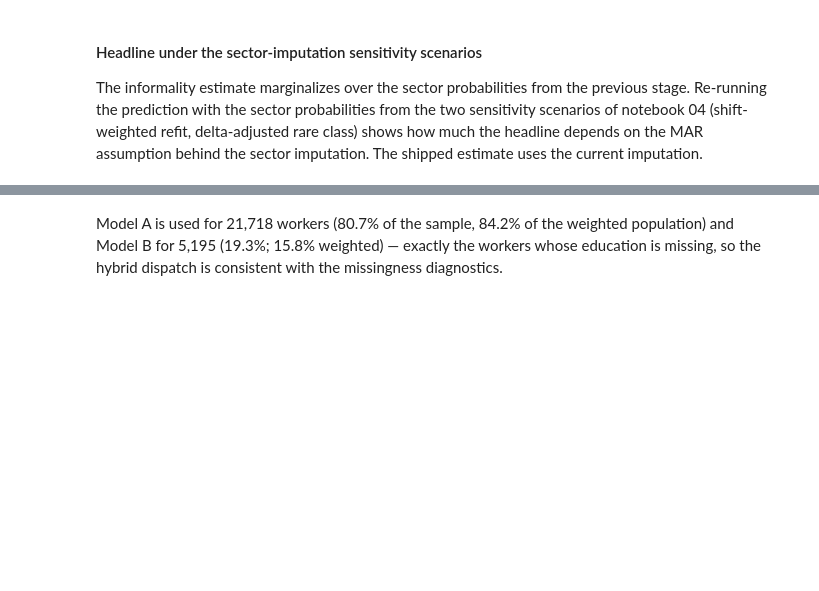
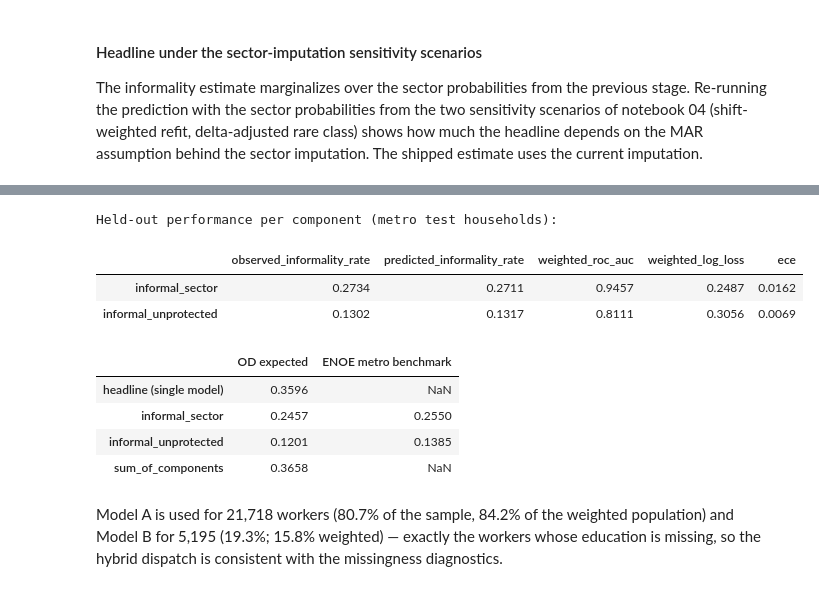
Before and after one commit to CentroFuturoCiudades/informal-jobs-model, a Jupyter notebook: notebooks/05_informality_model.ipynb, the cells around one changed output, grey strips where cells are left out. Cells and saved outputs as stored; diff of their text form; code cells hidden in the pictures; blank space fills up the shorter version.

```diff
--- a/notebooks/05_informality_model.ipynb
+++ b/notebooks/05_informality_model.ipynb
@@ -641,3 +645,22 @@ OD workers without a work trip: 3,290 (13.1% weighted)
+# %%
+component_models = src.fit_informality_components(enoe_informality, with_education_best_model, without_education_best_model, with_education_features=with_education_features, without_education_features=without_education_features)
+component_test_models = src.fit_informality_components(enoe_informality_train, with_education_best_model, without_education_best_model, with_education_features=with_education_features, without_education_features=without_education_features)
+print("Held-out performance per component (metro test households):")
+display(src.evaluate_informality_components(component_test_models, enoe_informality_test, with_education_features=with_education_features).round(4))
+component_rates = src.predict_od_informality_components(component_models, od, with_education_features=with_education_features, without_education_features=without_education_features, training_municipalities=training_municipalities, workplace_models=workplace_models)
+component_rates["headline (single model)"] = od_summary(od_informality)["expected_informality_rate"]
+enoe_component_rates = {component: float((enoe_benchmark["survey_weight"] * enoe_benchmark[component]).sum() / enoe_benchmark["survey_weight"].sum()) for component in src.INFORMALITY_COMPONENTS}
+pd.DataFrame({"OD expected": component_rates, "ENOE metro benchmark": pd.Series(enoe_component_rates)}).round(4)
+# %% [output]
+Held-out performance per component (metro test households):
+|  | observed_informality_rate | predicted_informality_rate | weighted_roc_auc | weighted_log_loss | ece |
+| informal_sector | 0.2734 | 0.2711 | 0.9457 | 0.2487 | 0.0162 |
+| informal_unprotected | 0.1302 | 0.1317 | 0.8111 | 0.3056 | 0.0069 |
+|  | OD expected | ENOE metro benchmark |
+| headline (single model) | 0.3596 | NaN |
+| informal_sector | 0.2457 | 0.2550 |
+| informal_unprotected | 0.1201 | 0.1385 |
+| sum_of_components | 0.3658 | NaN |
 # %%
 from IPython.display import Markdown
 u = informality_model_usage.set_index(informality_model_usage.columns[0])
```
Also changed, not shown: parts of 35 cells of this notebook, 38 other files.
